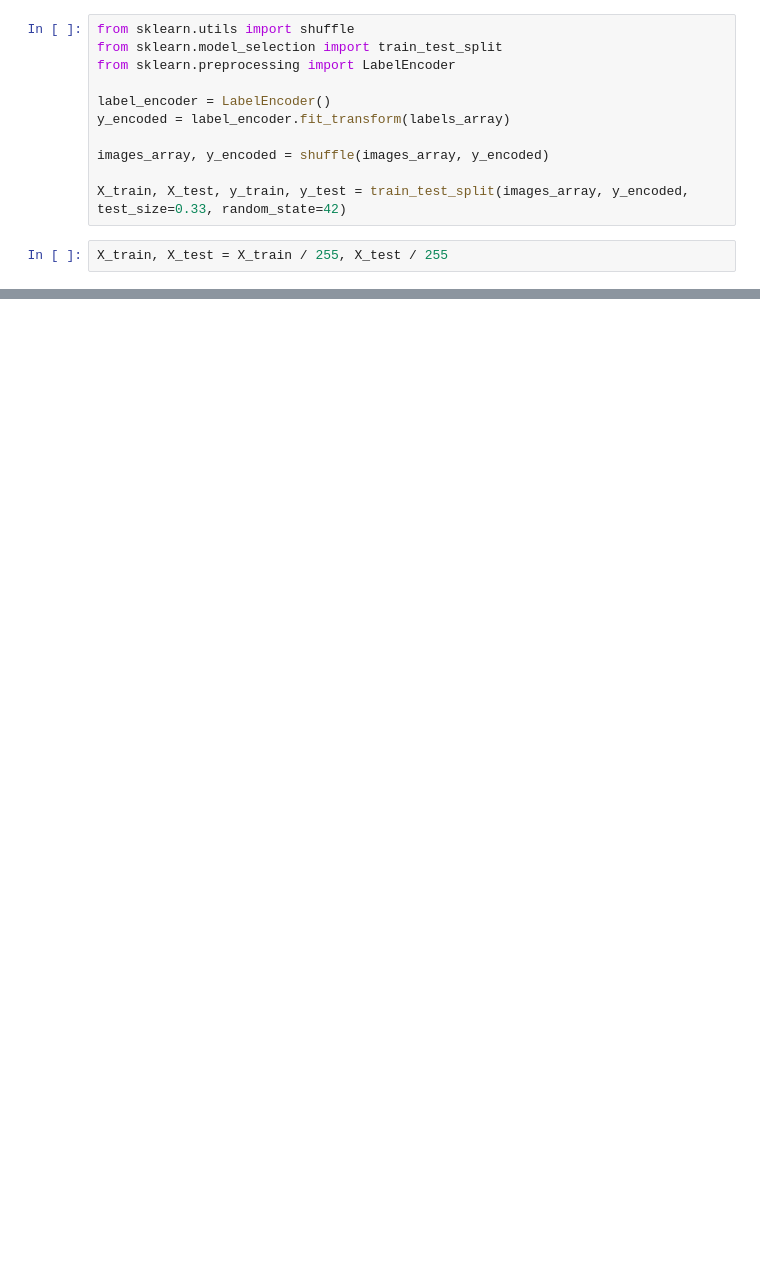
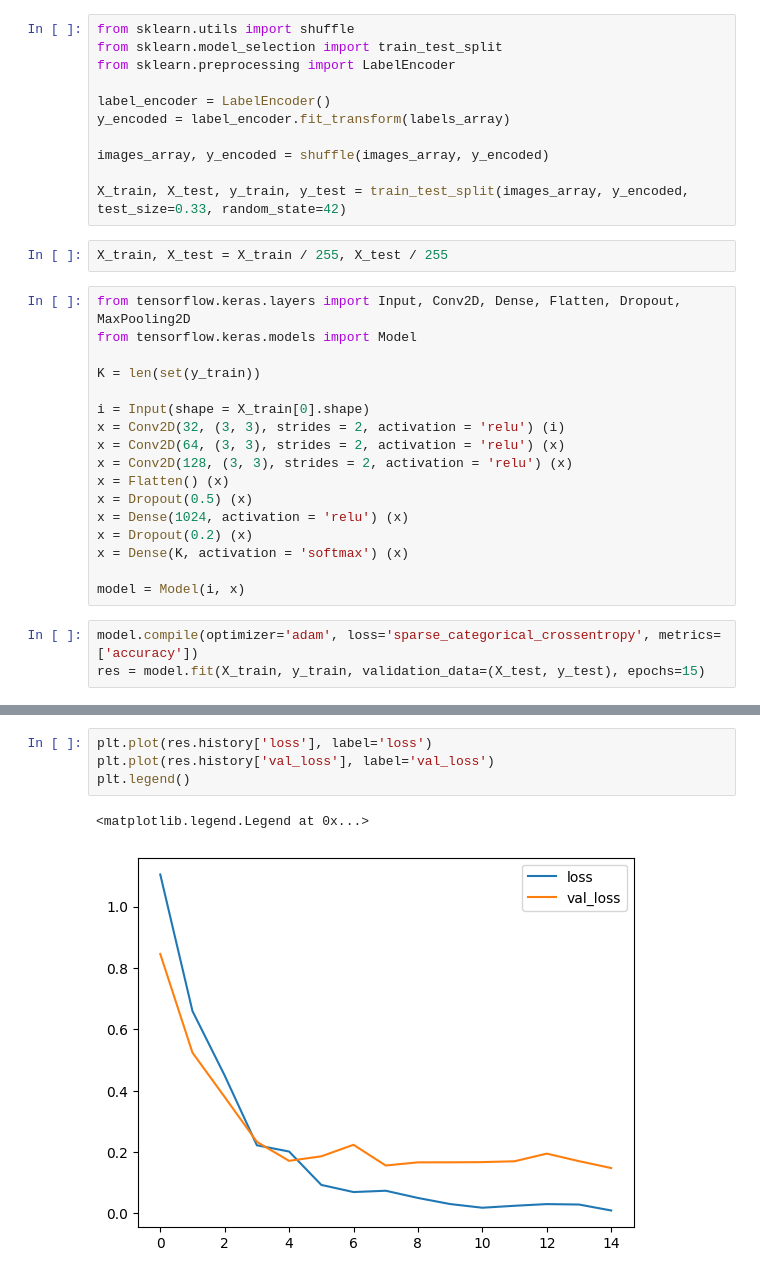
Before and after one commit to Omid-Mohebi/Rice-Leaf-Disease-Detection, a Jupyter notebook: src.ipynb, the cells around one changed output, grey strips where cells are left out. Cells and saved outputs as stored; diff of their text form; blank space fills up the shorter version.

```diff
--- a/src.ipynb
+++ b/src.ipynb
@@ -47,3 +53,23 @@ images_array, y_encoded = shuffle(images_array, y_encoded)
 X_train, X_test, y_train, y_test = train_test_split(images_array, y_encoded, test_size=0.33, random_state=42)
 # %%
 X_train, X_test = X_train / 255, X_test / 255
+# %%
+from tensorflow.keras.layers import Input, Conv2D, Dense, Flatten, Dropout, MaxPooling2D
+from tensorflow.keras.models import Model
+
+K = len(set(y_train))
+
+i = Input(shape = X_train[0].shape)
+x = Conv2D(32, (3, 3), strides = 2, activation = 'relu') (i)
+x = Conv2D(64, (3, 3), strides = 2, activation = 'relu') (x)
+x = Conv2D(128, (3, 3), strides = 2, activation = 'relu') (x)
+x = Flatten() (x)
+x = Dropout(0.5) (x)
+x = Dense(1024, activation = 'relu') (x)
+x = Dropout(0.2) (x)
+x = Dense(K, activation = 'softmax') (x)
+
+model = Model(i, x)
+# %%
+model.compile(optimizer='adam', loss='sparse_categorical_crossentropy', metrics=['accuracy'])
+res = model.fit(X_train, y_train, validation_data=(X_test, y_test), epochs=15)
@@ -49,0 +94,7 @@ X_train, X_test = X_train / 255, X_test / 255
+# %%
+plt.plot(res.history['loss'], label='loss')
+plt.plot(res.history['val_loss'], label='val_loss')
+plt.legend()
+# %% [output]
+<matplotlib.legend.Legend at 0x...>
+[figure, added]
```
Also changed, not shown: parts of 4 cells of this notebook.
